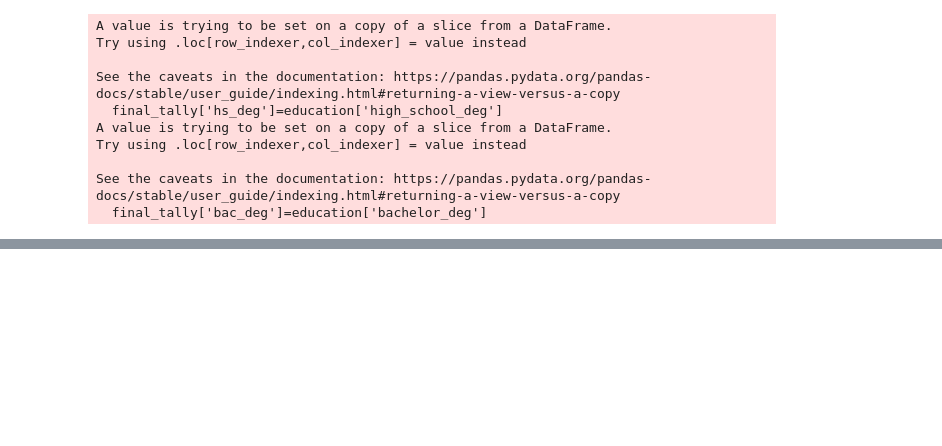
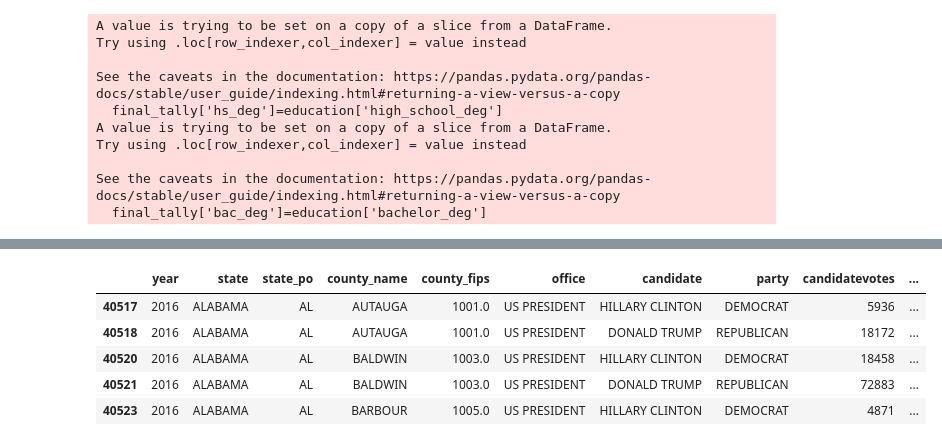
Before and after one commit to srijanrodo/erdos_ds_project, a Jupyter notebook: ACC_5_YR/more_data.ipynb, the cells around one changed output, grey strips where cells are left out. Cells and saved outputs as stored; diff of their text form; code cells hidden in the pictures; blank space fills up the shorter version.

```diff
--- a/ACC_5_YR/more_data.ipynb
+++ b/ACC_5_YR/more_data.ipynb
@@ -256,6 +256,8 @@ See the caveats in the documentation: https://pandas.pydata.org/pandas-docs/stab
 # %%
 r='REPUBLICAN'
 d='DEMOCRAT'
-election=pd.read_csv('./election_results/countypres_2020.csv')
-election=election.loc[(election['year']==2020) & ((election['party']==r)|(election['party']==d))]
+election1=pd.read_csv('./election_results/countypres_2020.csv')
+election=election1.loc[(election1['year']==2020) & ((election1['party']==r)|(election1['party']==d))]
+election_old=election1.loc[(election1['year']==2016) & ((election1['party']==r)|(election1['party']==d))]
 election.dropna(inplace=True)
+election_old.dropna(inplace=True)
@@ -262,2 +273,11 @@ election.dropna(inplace=True)
+# %%
+election_old[:5]
+# %% [output]
+|  | year | state | state_po | county_name | county_fips | office | candidate | party | candidatevotes | ... |
+| 40517 | 2016 | ALABAMA | AL | AUTAUGA | 1001.0 | US PRESIDENT | HILLARY CLINTON | DEMOCRAT | 5936 | ... |
+| 40518 | 2016 | ALABAMA | AL | AUTAUGA | 1001.0 | US PRESIDENT | DONALD TRUMP | REPUBLICAN | 18172 | ... |
+| 40520 | 2016 | ALABAMA | AL | BALDWIN | 1003.0 | US PRESIDENT | HILLARY CLINTON | DEMOCRAT | 18458 | ... |
+| 40521 | 2016 | ALABAMA | AL | BALDWIN | 1003.0 | US PRESIDENT | DONALD TRUMP | REPUBLICAN | 72883 | ... |
+| 40523 | 2016 | ALABAMA | AL | BARBOUR | 1005.0 | US PRESIDENT | HILLARY CLINTON | DEMOCRAT | 4871 | ... |
 # %%
 election['GEO_ID']=election['county_fips'].apply(lambda x:'0500000US'+str(int(x)).zfill(5))
```
Also changed, not shown: parts of 8 cells of this notebook, 3 other files.
